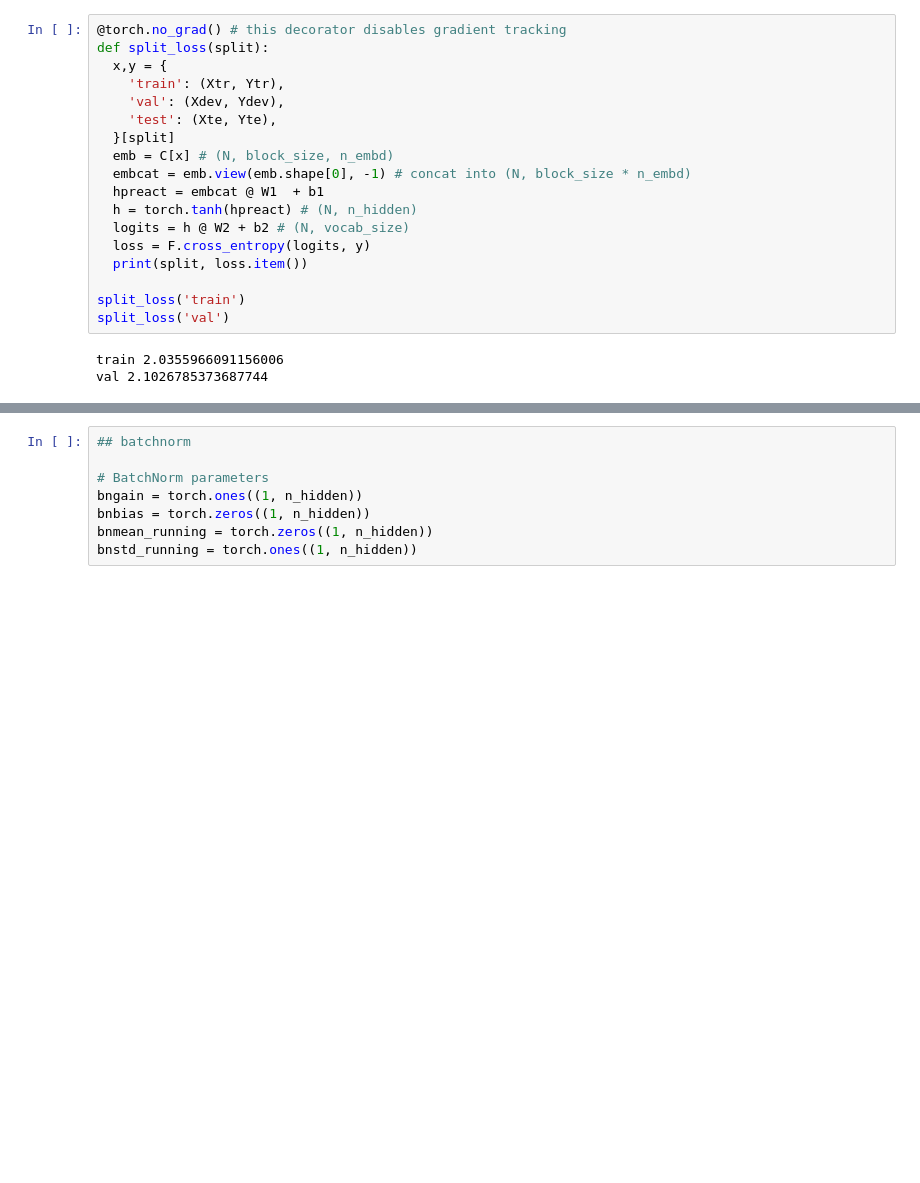
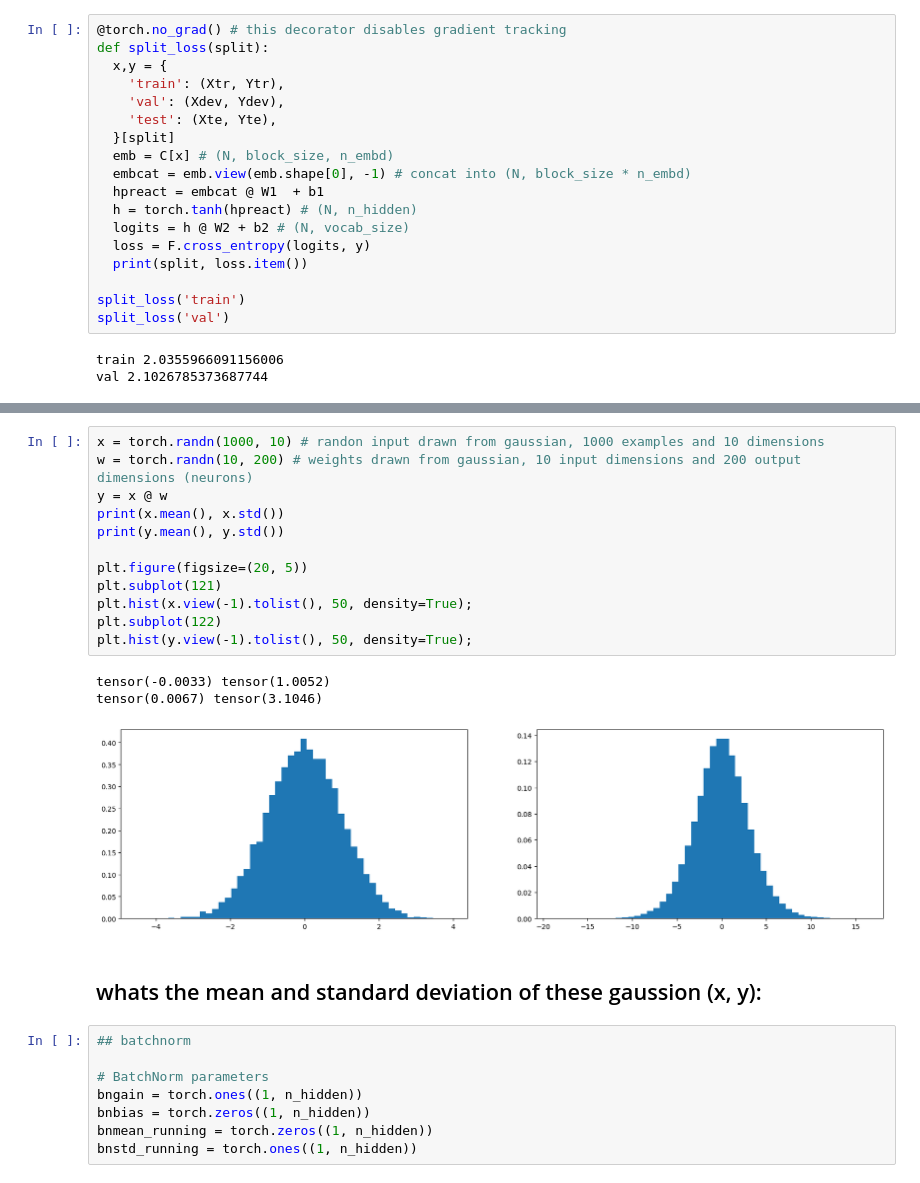
Before and after one commit to defaults/ml-courses, a Jupyter notebook: youtube/andrej karpathy/zero to hero/04 building makemore activations, gradients and batchnorm.ipynb, the cells around one changed output, grey strips where cells are left out. Drawn from its saved outputs; the diff is of its cells as text; blank space fills up the shorter version.

```diff
--- a/youtube/andrej karpathy/zero to hero/04 building makemore activations, gradients and batchnorm.ipynb
+++ b/youtube/andrej karpathy/zero to hero/04 building makemore activations, gradients and batchnorm.ipynb
@@ -476,3 +486,22 @@ val 2.1026785373687744
+# %%
+x = torch.randn(1000, 10) # randon input drawn from gaussian, 1000 examples and 10 dimensions
+w = torch.randn(10, 200) # weights drawn from gaussian, 10 input dimensions and 200 output dimensions (neurons)
+y = x @ w
+print(x.mean(), x.std())
+print(y.mean(), y.std())
+
+plt.figure(figsize=(20, 5))
+plt.subplot(121)
+plt.hist(x.view(-1).tolist(), 50, density=True);
+plt.subplot(122)
+plt.hist(y.view(-1).tolist(), 50, density=True);
+# %% [output]
+tensor(-0.0033) tensor(1.0052)
+tensor(0.0067) tensor(3.1046)
+[figure, added]
+# %% [markdown]
+whats the mean and standard deviation of these gaussion (x, y):
+-
 # %%
 ## batchnorm
 
```
Also changed, not shown: parts of 1 cell of this notebook.
